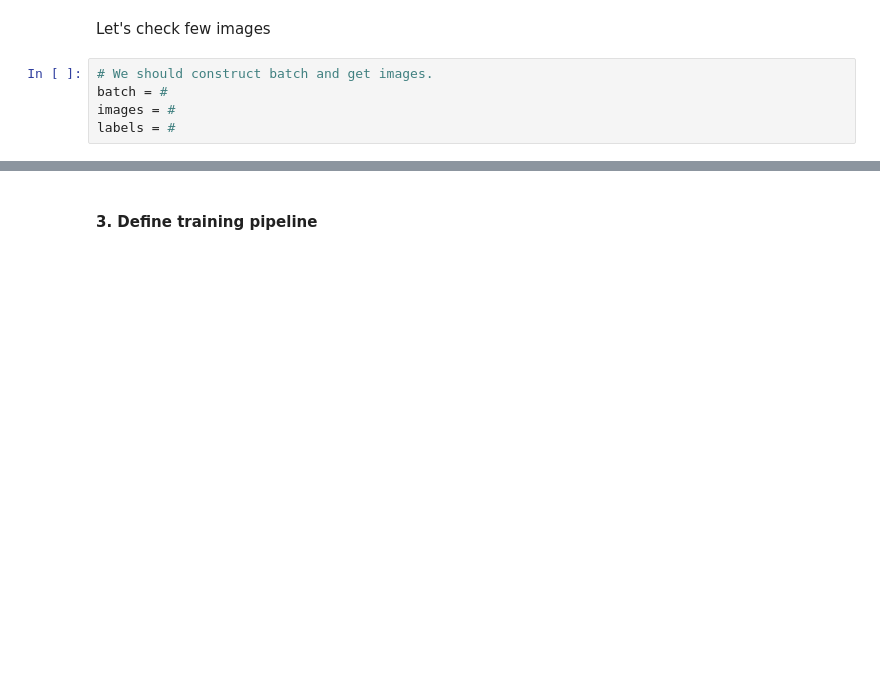
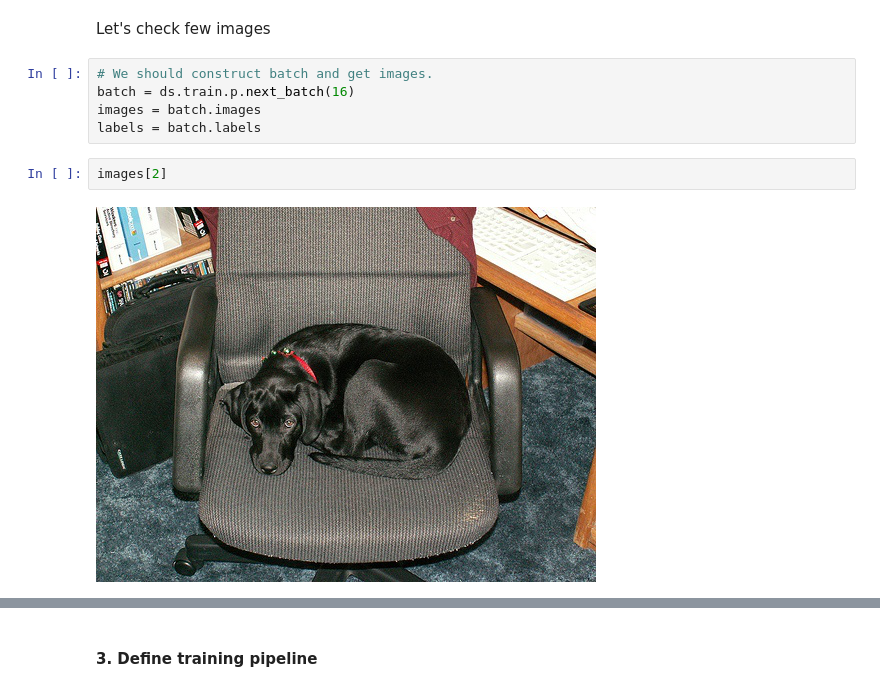
Before and after one commit to analysiscenter/skoltech, a Jupyter notebook: pascal/pascal.ipynb, the cells around one changed output, grey strips where cells are left out. Cells and saved outputs as stored; diff of their text form; blank space fills up the shorter version.

```diff
--- a/pascal/pascal.ipynb
+++ b/pascal/pascal.ipynb
@@ -34,6 +34,10 @@ ds = PascalSegmentation(bar=True)
 Let's check few images
 # %%
 # We should construct batch and get images.
-batch = #
-images = #
-labels = #
+batch = ds.train.p.next_batch(16)
+images = batch.images
+labels = batch.labels
+# %%
+images[2]
+# %% [output]
+[figure, added]
```
Also changed, not shown: parts of 18 cells of this notebook.
